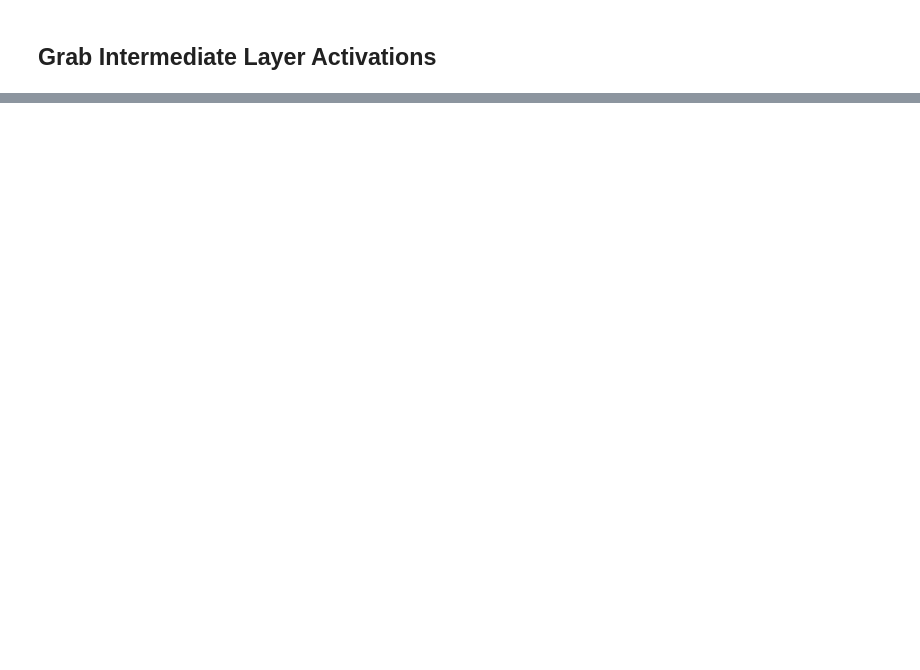
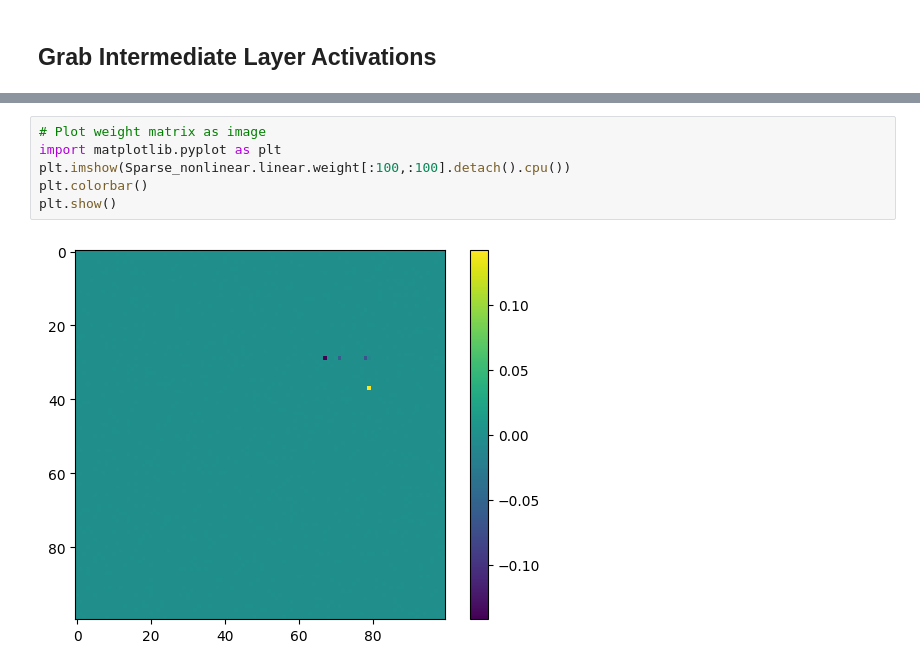
Before and after one commit to migerovitch/sparse_coding, a Jupyter notebook: sparse_weights.ipynb, the cells around one changed output, grey strips where cells are left out. Cells and saved outputs as stored; diff of their text form; blank space fills up the shorter version.

Commit message:
sparse weights basic codes & display

```diff
--- a/sparse_weights.ipynb
+++ b/sparse_weights.ipynb
@@ -88,0 +173,8 @@ GPTNeoXMLP(
+# %%
+# Plot weight matrix as image
+import matplotlib.pyplot as plt
+plt.imshow(Sparse_nonlinear.linear.weight[:100,:100].detach().cpu())
+plt.colorbar()
+plt.show()
+# %% [output]
+[figure, added]
```
Also changed, not shown: parts of 22 cells of this notebook, 1 other file.
